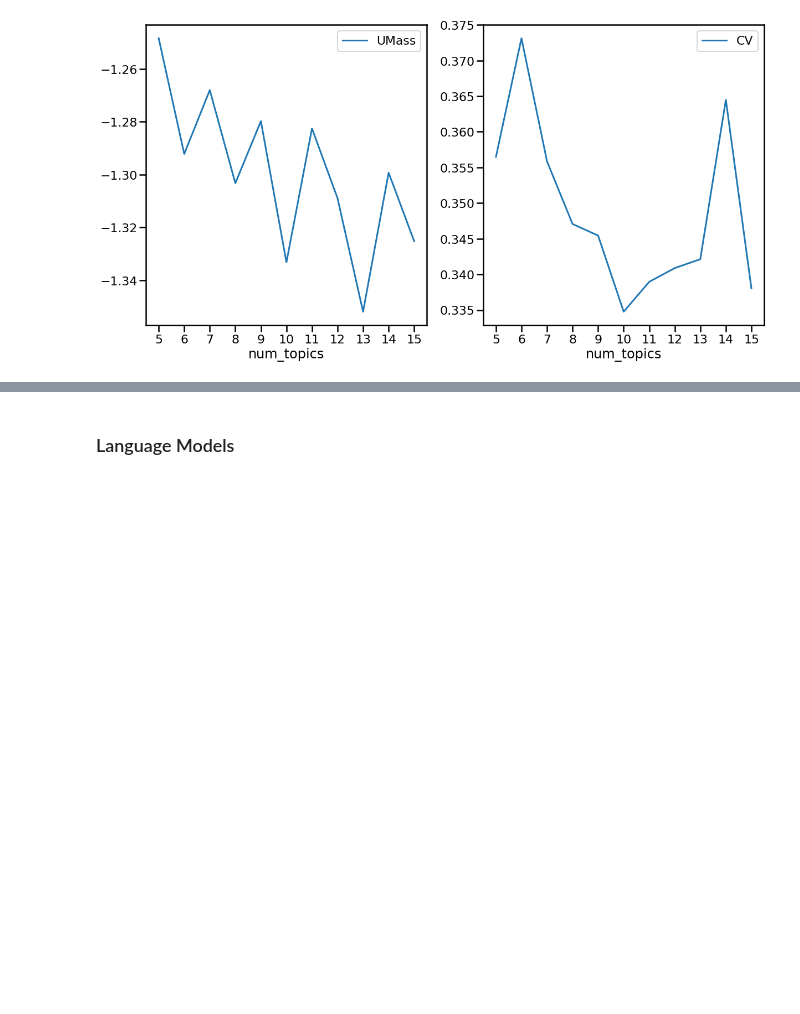
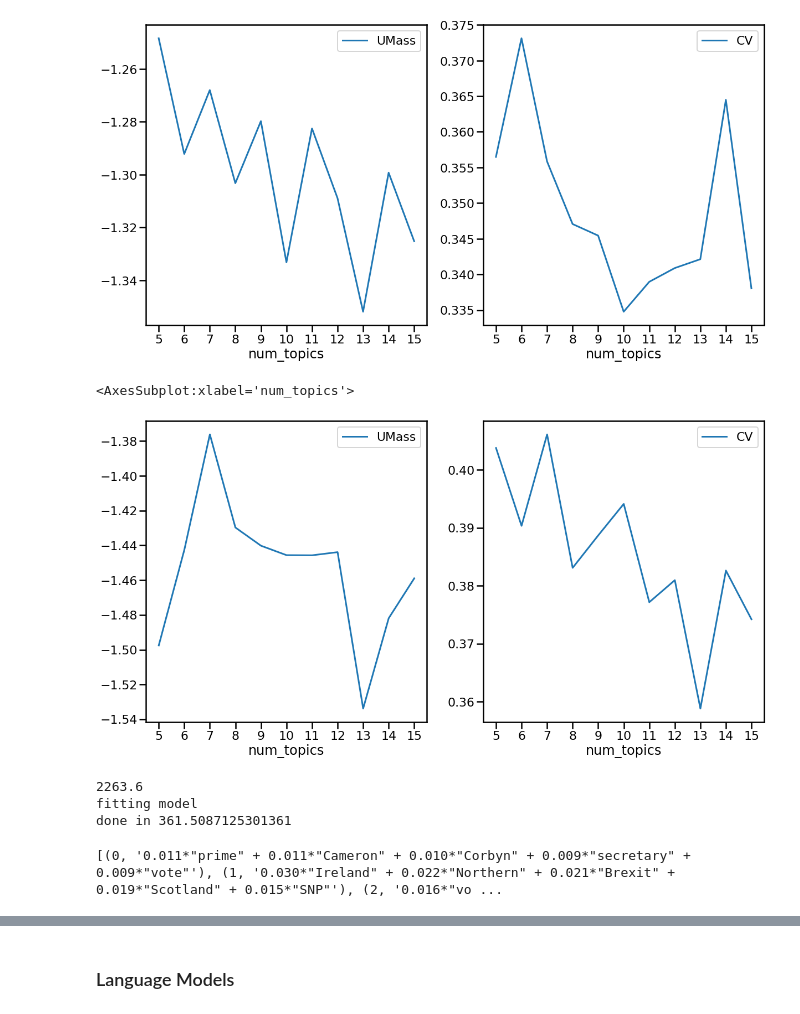
Before and after one commit to nzhang98/nlp-war-press-coverage, a Jupyter notebook: main.ipynb, the cells around one changed output, grey strips where cells are left out. Drawn from its saved outputs; the diff is of its cells as text; code cells hidden in the pictures; blank space fills up the shorter version.

```diff
--- a/main.ipynb
+++ b/main.ipynb
@@ -144,2 +174,2 @@ df['body_token'] = data_raw
 # %%
-df['body_pproc'] = data_pproc
+df['body_pproc'].apply(switch_bigram)
@@ -348,7 +397,7 @@ model_corpus = tfidfmodel[ldacorpus]
 # %%
 # Choosing the number of topic models with Coherence scores
 coherence_values = []
-dev_size = 15000
+dev_size = 5000
 
 for num_topics in range(5, 16):
     model = LdaMulticore(corpus=model_corpus[:dev_size], #see above
@@ -393,10 +442,21 @@ scores.plot.line(x='num_topics', y='CV', ax=ax[1], xticks=range(5,16));
 # %% [output]
 [figure]
+# %%
+# Plotting it to choose the best number of topics
+sns.set_context('poster')
+
+scores = pd.DataFrame(coherence_values, columns=['num_topics', 'UMass', 'CV'])
+fig, ax = plt.pyplot.subplots(nrows=1, ncols=2, figsize=(20, 10))
+scores.plot.line(x='num_topics', y='UMass', ax=ax[0], xticks=range(5,16))
+scores.plot.line(x='num_topics', y='CV', ax=ax[1], xticks=range(5,16))
+# %% [output]
+<AxesSubplot:xlabel='num_topics'>
+[figure, added]
 # %%
 # I am choosing 11 topics as from the UMAss and CV graphs, it is where both graphs are quite high
 # (whereas before CV values were small).
 
-num_topics = 6
+num_topics = 10
 
 # Find chunksize to make about 100 updates
 num_passes = 10
@@ -415,3 +475,14 @@ model = LdaMulticore(num_topics=num_topics, # number of topics
                      random_state=42)
 
 print("done in {}".format(time.time()-start), flush=True)
+# %% [output]
+2263.6
+fitting model
+done in 361.5087125301361
+# %%
+# LDA
+lda_model_1 = LdaModel(ldacorpus, num_topics=num_topics, id2word = dictionary)
+
+print(lda_model_1.print_topics(num_topics=num_topics, num_words=5))
+# %% [output]
+[(0, '0.011*"prime" + 0.011*"Cameron" + 0.010*"Corbyn" + 0.009*"secretary" + 0.009*"vote"'), (1, '0.030*"Ireland" + 0.022*"Northern" + 0.021*"Brexit" + 0.019*"Scotland" + 0.015*"SNP"'), (2, '0.016*"vo ...
```
Also changed, not shown: parts of 83 cells of this notebook, 1 other file.
